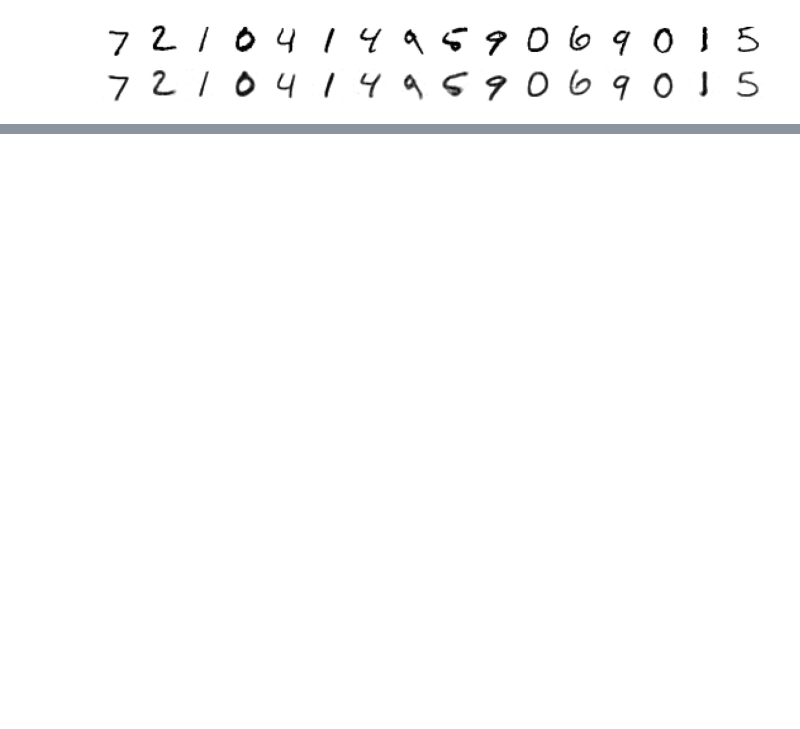
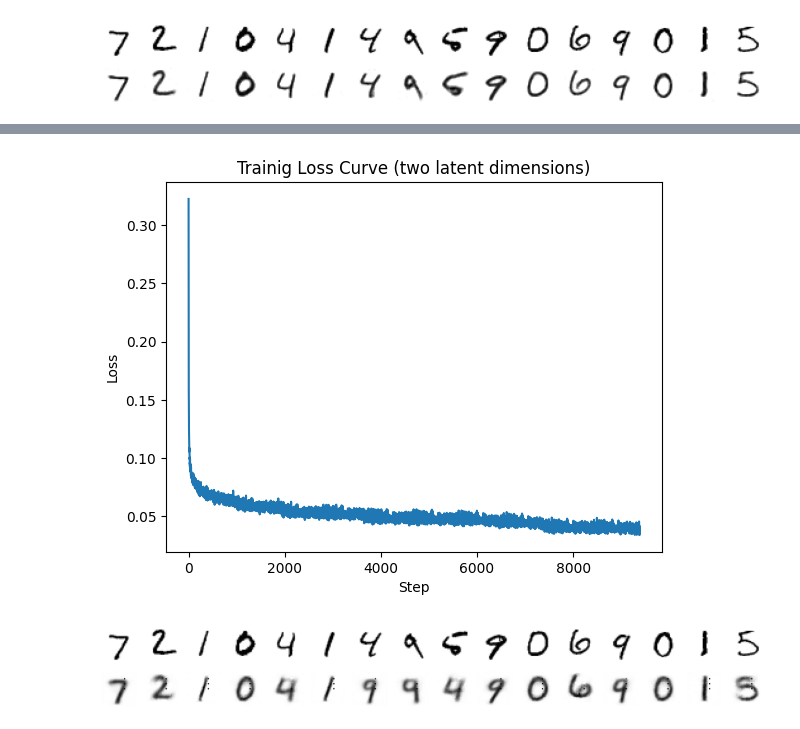
Before and after one commit to shown5/Hands-on-Generative-AI, a Jupyter notebook: chap3_compressionAndRepresentation.ipynb, the cells around one changed output, grey strips where cells are left out. Drawn from its saved outputs; the diff is of its cells as text; code cells hidden in the pictures; blank space fills up the shorter version.

```diff
--- a/chap3_compressionAndRepresentation.ipynb
+++ b/chap3_compressionAndRepresentation.ipynb
@@ -424,0 +489,45 @@ show_images(batch_vs_preds, imsize=1, nrows=2)
+# %%
+# 訓練ループも基本同じだが、再利用できるように関数化しておく
+def train(model, num_epochs=10, lr=1e-4):
+  optimizer = torch.optim.AdamW(model.parameters(), lr=lr, eps=1e-5)
+
+  model = model.train() # モデルを訓練モードにする
+  losses = [] # 描画用に損失を保存するリスト
+  for _ in (progress := trange(num_epochs, desc="Training")):
+    for _, batch in (
+      inner := tqdm(
+          enumerate(train_dataloader), total=len(train_dataloader)
+      )
+    ):
+      batch = batch.to(device)
+
+      #モデルに渡して別の画像セットを取得する
+      preds = model(batch)
+
+      #予測結果と元画像を比較する
+      loss = F.mse_loss(preds, batch)
+
+      # 損失を表示し、描画用に保存する
+      inner.set_postfix(loss=f"{loss.cpu().item():.3f}")
+      losses.append(loss.item())
+
+      # 損失に基づいてモデルのパラメーターを更新する
+      loss.backward()
+      optimizer.step()
+      optimizer.zero_grad()
+    progress.set_postfix(loss=f"{loss.cpu().item():.3f}", lr=f"{lr:.0e}")
+  return losses
+# %%
+# 潜在空間を２つだけ持つオートエンコーダーを作成し訓練する
+
+ae_model = AutoEncoder(in_channels=1, latent_dims=2)
+ae_model.to(device)
+losses = train(ae_model)
+# %%
+plt.plot(losses)
+plt.xlabel("Step")
+plt.ylabel("Loss")
+plt.title("Trainig Loss Curve (two latent dimensions)")
+plt.show()
+# %% [output]
+[figure, added]
@@ -424,0 +541,5 @@ show_images(batch_vs_preds, imsize=1, nrows=2)
+# %%
+batch_vs_preds = torch.cat((eval_batch, predict))
+show_images(batch_vs_preds, imsize=1, nrows=2)
+# %% [output]
+[figure, added]
```
Also changed, not shown: parts of 8 cells of this notebook.
